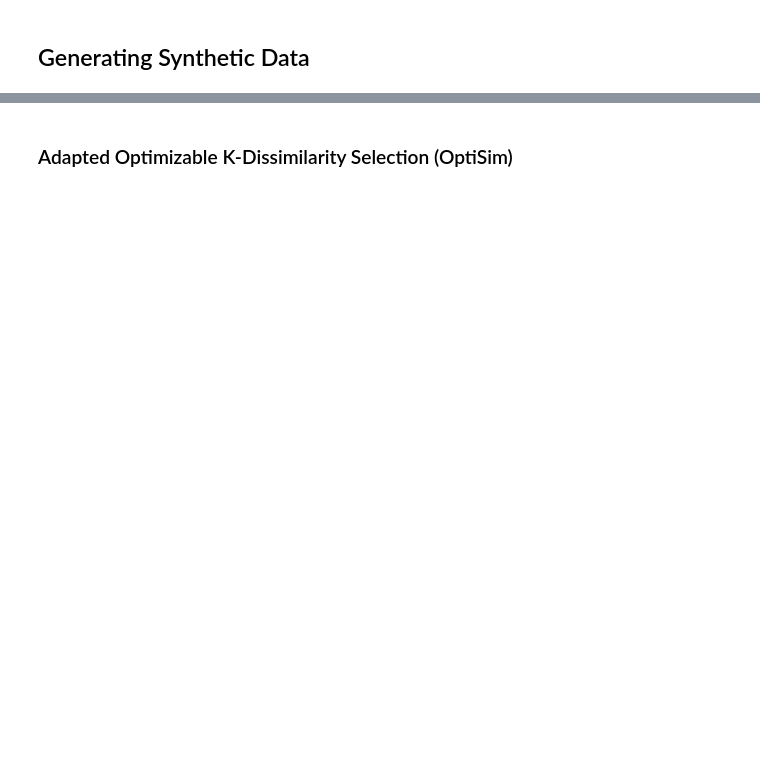
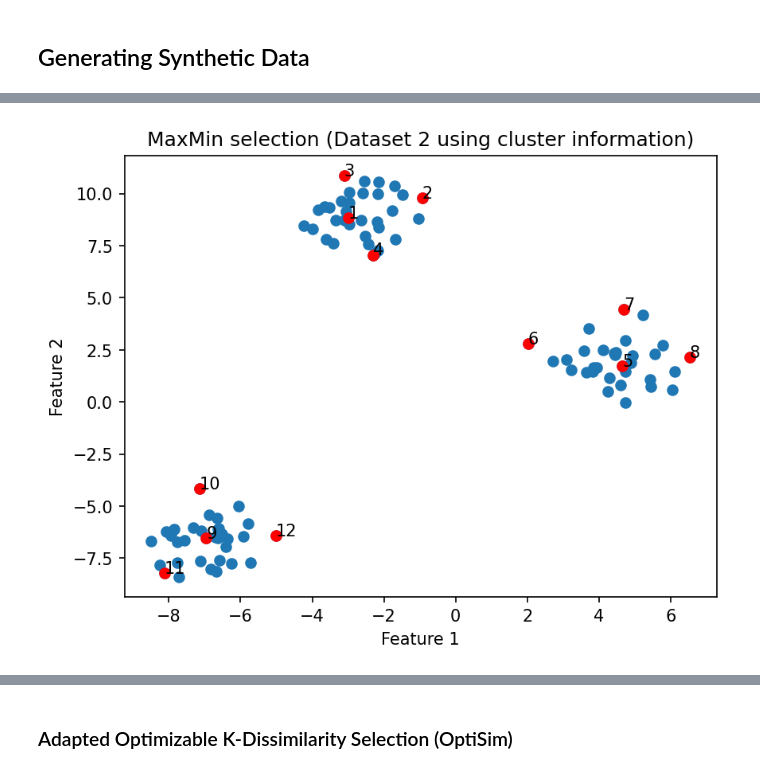
Before and after one commit to theochem/Selector, a Jupyter notebook: doc/notebooks/diversity_subsect_selection_synthetic_data.ipynb, the cells around one changed output, grey strips where cells are left out. Cells and saved outputs as stored; diff of their text form; code cells hidden in the pictures; blank space fills up the shorter version.

```diff
--- a/doc/notebooks/diversity_subsect_selection_synthetic_data.ipynb
+++ b/doc/notebooks/diversity_subsect_selection_synthetic_data.ipynb
@@ -62,0 +112,16 @@ graph_data(coords_cluster, selected_ids2)
+# %%
+# Selecting 12 diverse data points from the second dataset (100 points distributed in three obvious
+# clusters).
+selector = MaxMin()
+# The algorithm will use the information of the clusters to select the points.
+selected_ids2 = selector.select(arr=arr_dist_cluster, size=12, labels=class_labels_cluster)
+
+graph_data(
+    coords_cluster,
+    selected_ids2,
+    title="MaxMin selection (Dataset 2 using cluster information)",
+    x_label="Feature 1",
+    y_label="Feature 2",
+)
+# %% [output]
+[figure, added]
```
Also changed, not shown: parts of 63 cells of this notebook.
